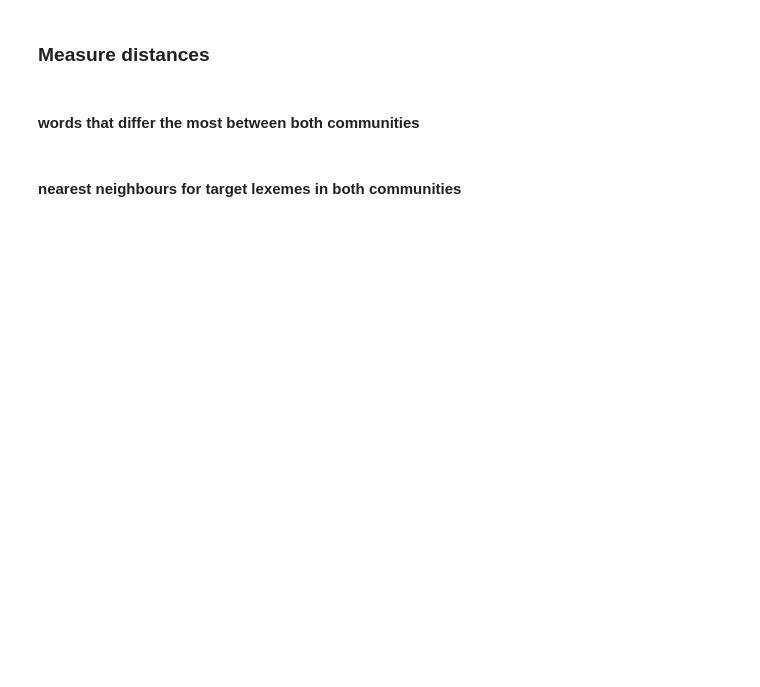
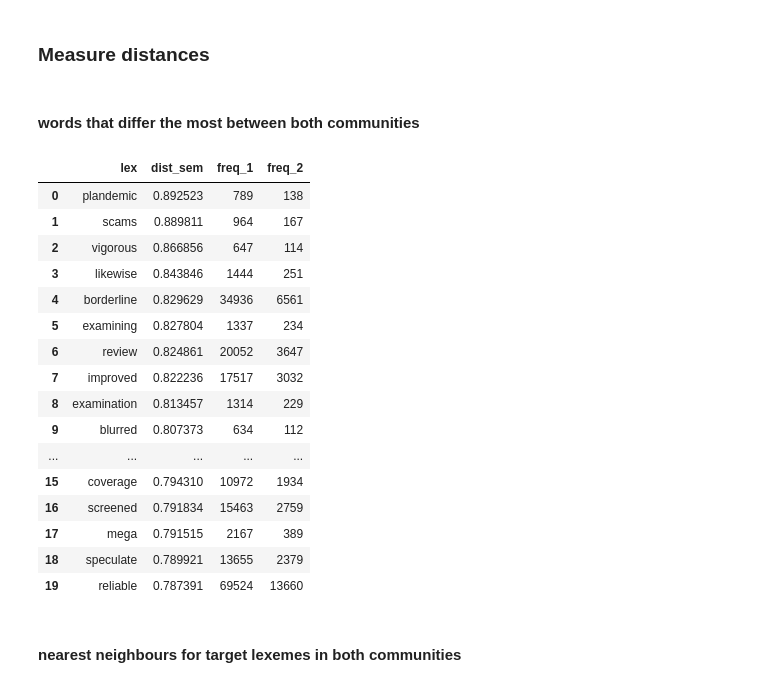
Before and after one commit to wuqui/neocov, a Jupyter notebook: index.ipynb, the cells around one changed output. Saved outputs shown, nothing was run; the diff lists cells and outputs as text; code cells hidden in the pictures; blank space fills up the shorter version.

```diff
--- a/index.ipynb
+++ b/index.ipynb
@@ -11,6 +11,7 @@ from neocov.communities import *
 # %%
 from gensim.models import Word2Vec
 import pandas as pd
+pd.set_option('display.max_rows', 100)
 from pathlib import Path
 # %%
 DATA_DIR = '../data/'
@@ -335,0 +286,34 @@ distances\
+# %%
+blacklist_lex = load_blacklist_lex()
+
+k = 20
+freq_min = 100
+
+sem_change_cands = (distances\
+    .query('freq_1 > @freq_min and freq_2 > @freq_min')
+    .query('lex.str.isalpha() == True')
+    .query('lex.str.len() > 3')
+    .query('lex not in @blacklist_lex')
+    .nlargest(k, 'dist_sem')
+    .reset_index(drop=True)
+)
+
+sem_change_cands
+# %% [output]
+|  | lex | dist_sem | freq_1 | freq_2 |
+| 0 | plandemic | 0.892523 | 789 | 138 |
+| 1 | scams | 0.889811 | 964 | 167 |
+| 2 | vigorous | 0.866856 | 647 | 114 |
+| 3 | likewise | 0.843846 | 1444 | 251 |
+| 4 | borderline | 0.829629 | 34936 | 6561 |
+| 5 | examining | 0.827804 | 1337 | 234 |
+| 6 | review | 0.824861 | 20052 | 3647 |
+| 7 | improved | 0.822236 | 17517 | 3032 |
+| 8 | examination | 0.813457 | 1314 | 229 |
+| 9 | blurred | 0.807373 | 634 | 112 |
+| ... | ... | ... | ... | ... |
+| 15 | coverage | 0.794310 | 10972 | 1934 |
+| 16 | screened | 0.791834 | 15463 | 2759 |
+| 17 | mega | 0.791515 | 2167 | 389 |
+| 18 | speculate | 0.789921 | 13655 | 2379 |
+| 19 | reliable | 0.787391 | 69524 | 13660 |
```
Also changed, not shown: parts of 24 cells of this notebook, 6 other files.
